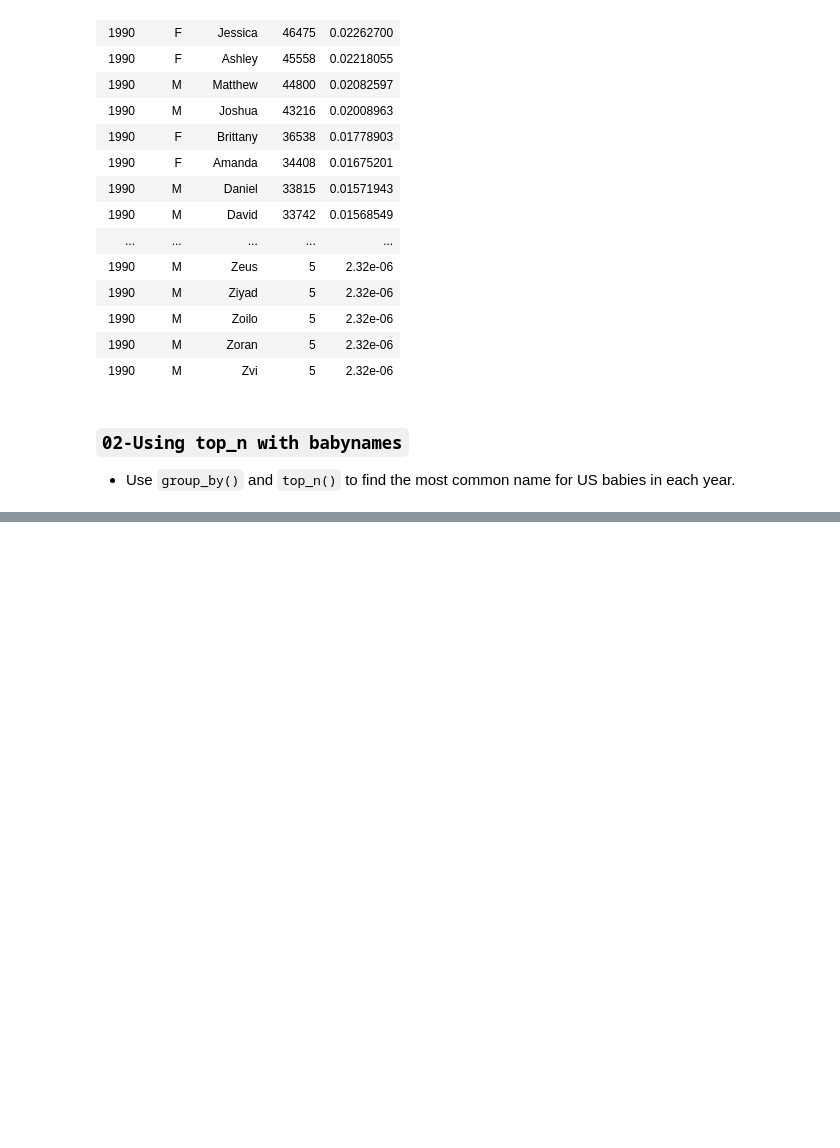
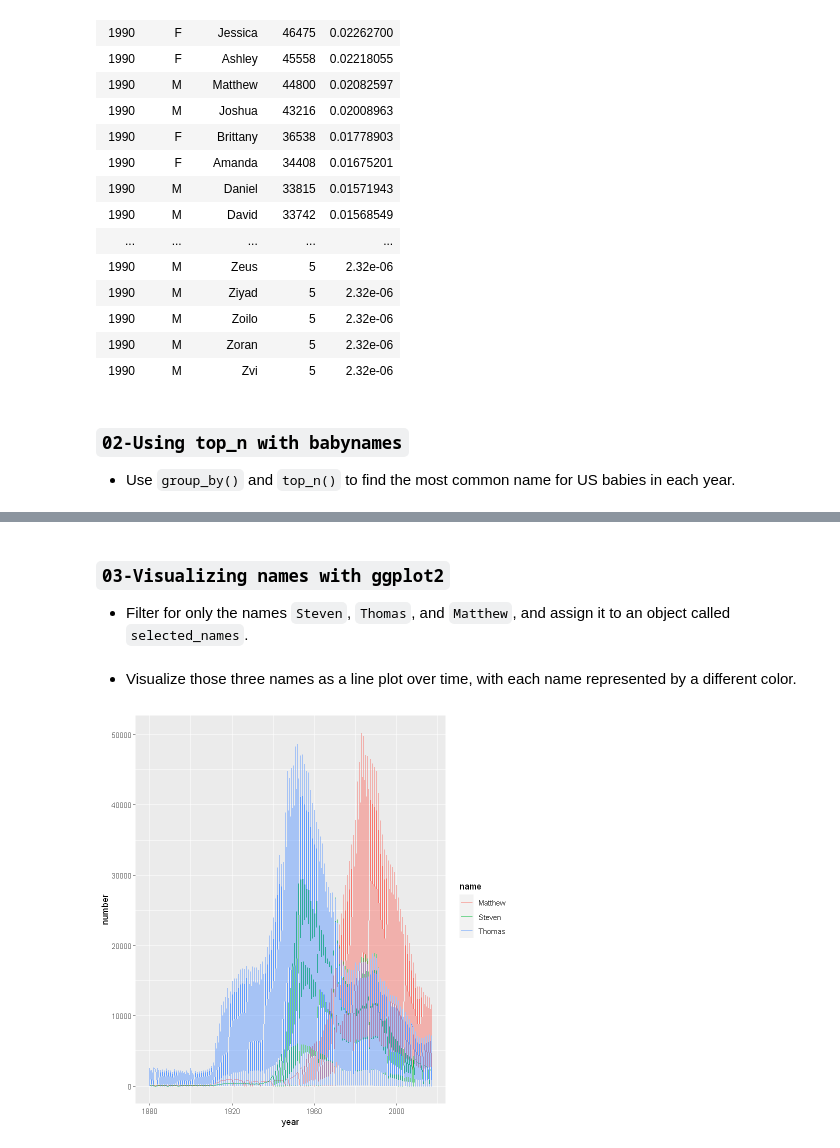
Before and after one commit to AI-MOO/Data_Scientist_with_R, a Jupyter notebook: 04_Data_Manipulation_with_dplyr/04_Case Study_The_babynames_Dataset.ipynb, the cells around one changed output, grey strips where cells are left out. Drawn from its saved outputs; the diff is of its cells as text; code cells hidden in the pictures; blank space fills up the shorter version.

Commit message:
filter, arrange, group, mutate, lags, fraction

```diff
--- a/04_Data_Manipulation_with_dplyr/04_Case Study_The_babynames_Dataset.ipynb
+++ b/04_Data_Manipulation_with_dplyr/04_Case Study_The_babynames_Dataset.ipynb
@@ -61,0 +95,3 @@ A tibble: 24719 × 5
+# %% [markdown]
+### `03-Visualizing names with ggplot2`
+- Filter for only the names `Steven`, `Thomas`, and `Matthew`, and assign it to an object called `selected_names`.
@@ -61,0 +102,12 @@ A tibble: 24719 × 5
+# %% [markdown]
+- Visualize those three names as a line plot over time, with each name represented by a different color.
+# %%
+selected_names <- babynames %>%
+  # Filter for the names Steven, Thomas, and Matthew
+  filter(name %in% c("Steven", "Thomas", "Matthew"))
+
+# Plot the names using a different color for each name
+ggplot(selected_names, aes(x = year, y = number, color = name)) +
+  geom_line()
+# %% [output]
+[figure, added]
```
Also changed, not shown: parts of 20 cells of this notebook.
